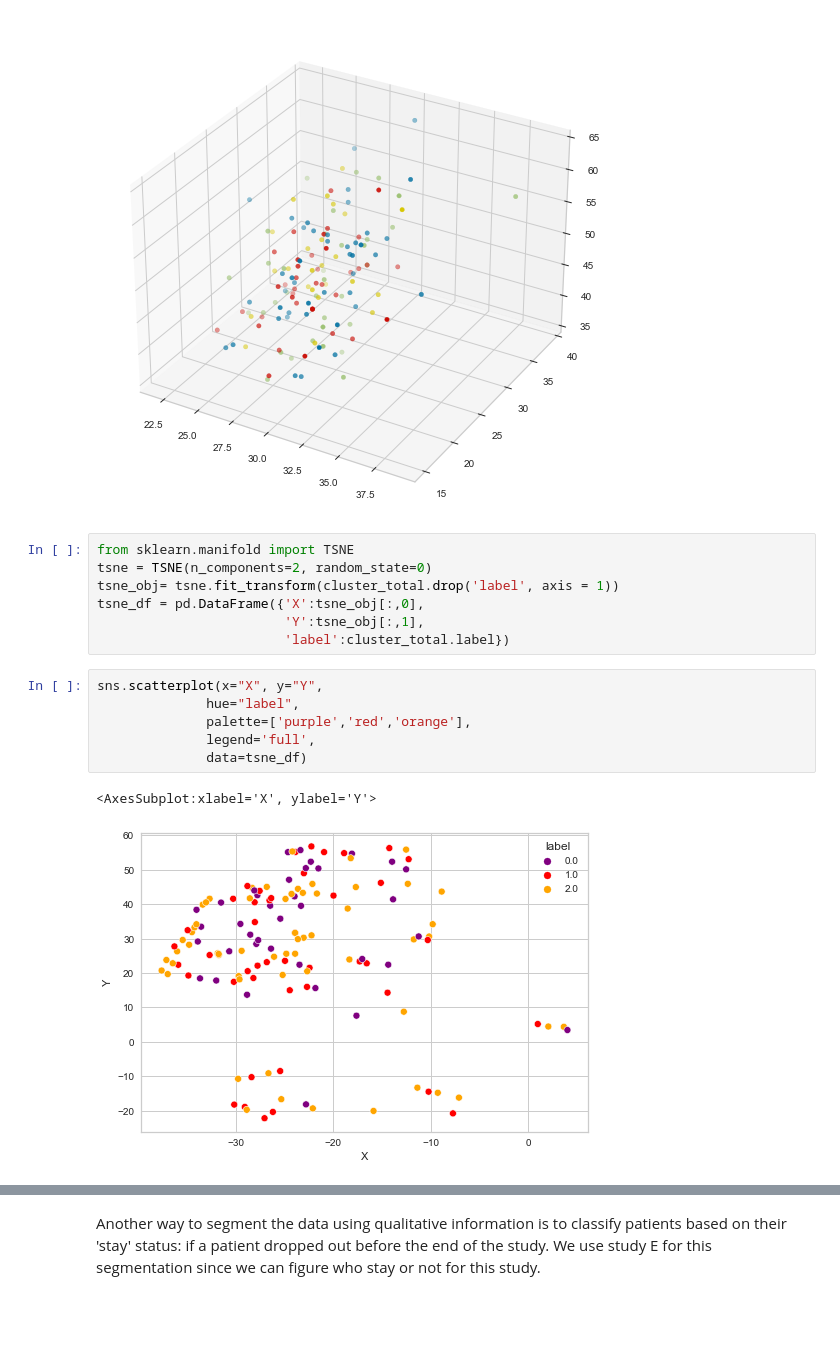
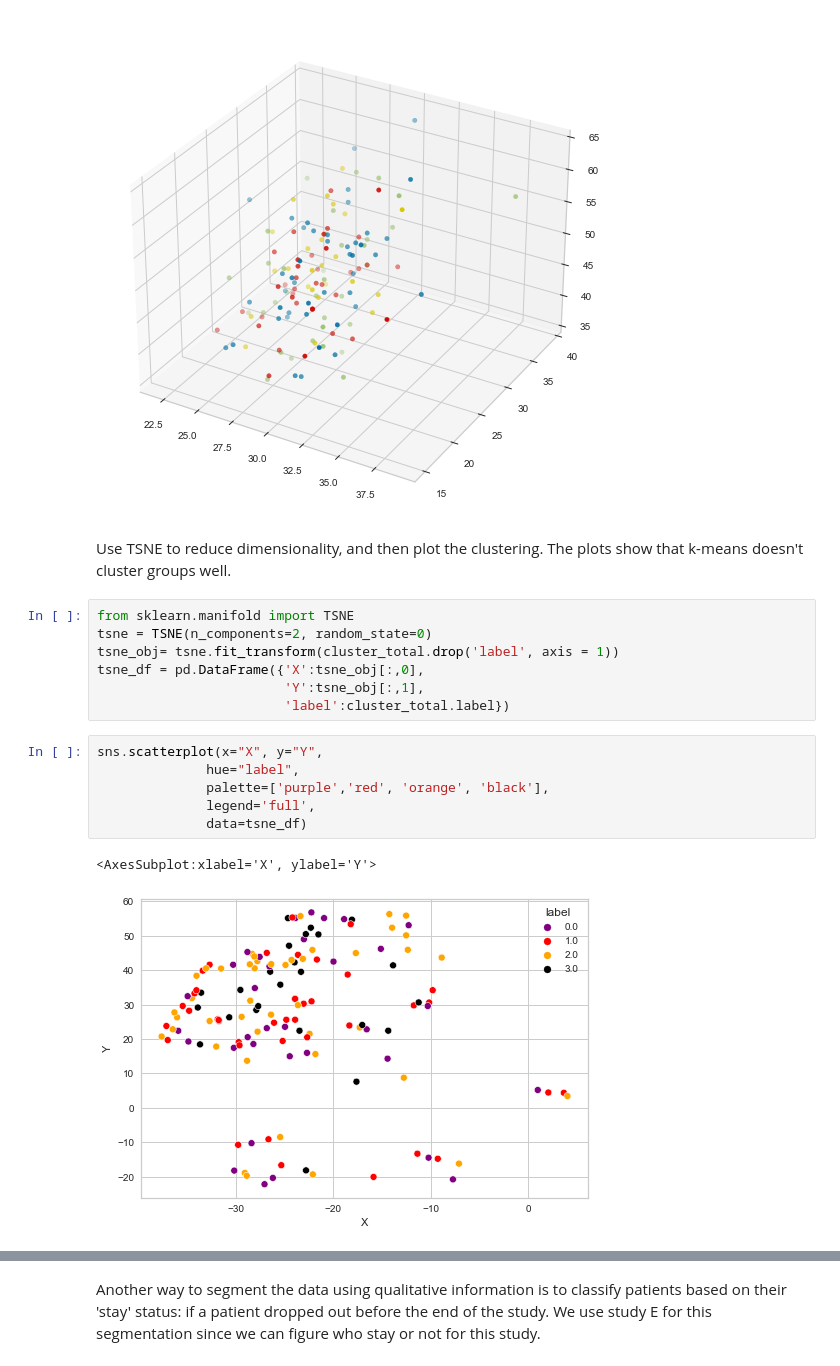
Before and after one commit to Jiao-Lai/Machine-Learning-Project---Clinical-Trials, a Jupyter notebook: MachineLearningProject.ipynb, the cells around one changed output, grey strips where cells are left out. Cells and saved outputs as stored; diff of their text form; blank space fills up the shorter version.

```diff
--- a/MachineLearningProject.ipynb
+++ b/MachineLearningProject.ipynb
@@ -259,6 +260,9 @@ ax.scatter3D(cluster_total[cluster_total['label'] == 3].PANSS_P, cluster_total[c
 <mpl_toolkits.mplot3d.art3d.Path3DCollection at 0x...>
 [figure]
 [figure]
+# %% [markdown]
+Use TSNE to reduce dimensionality, and then plot the clustering.
+The plots show that k-means doesn't cluster groups well.
 # %%
 from sklearn.manifold import TSNE
 tsne = TSNE(n_components=2, random_state=0)
@@ -269,9 +273,9 @@ tsne_df = pd.DataFrame({'X':tsne_obj[:,0],
 # %%
 sns.scatterplot(x="X", y="Y",
               hue="label",
-              palette=['purple','red','orange'],
+              palette=['purple','red', 'orange', 'black'],
               legend='full',
               data=tsne_df)
 # %% [output]
 <AxesSubplot:xlabel='X', ylabel='Y'>
-[figure, old version]
+[figure, new version]
```
Also changed, not shown: parts of 19 cells of this notebook.
